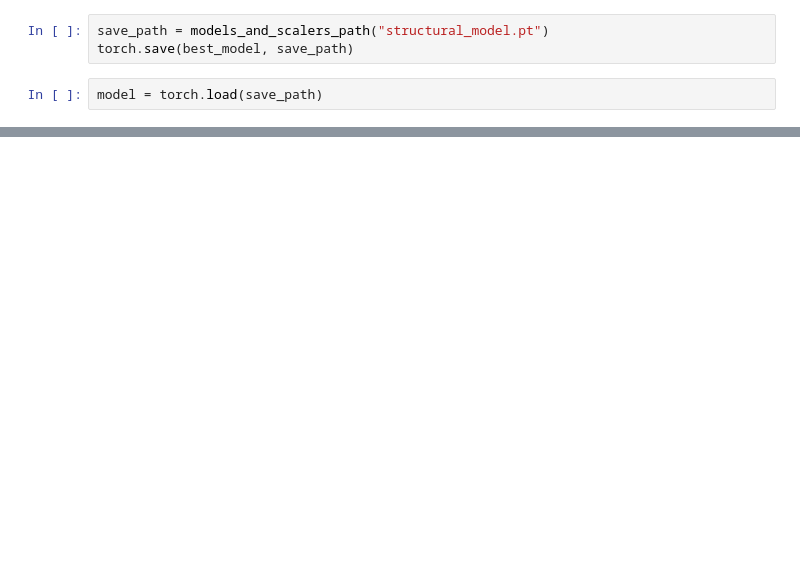
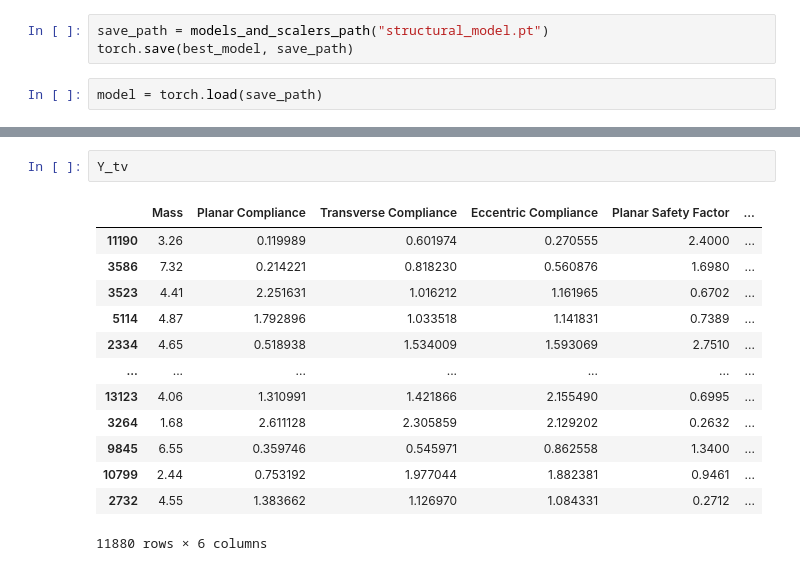
Before and after one commit to yazan-abu-obaideh/biked-commons, a Jupyter notebook: src/biked_commons/prediction/train_structural.ipynb, the cells around one changed output, grey strips where cells are left out. Drawn from its saved outputs; the diff is of its cells as text; blank space fills up the shorter version.

```diff
--- a/src/biked_commons/prediction/train_structural.ipynb
+++ b/src/biked_commons/prediction/train_structural.ipynb
@@ -88,2 +88,18 @@ evaluators.evaluate_structure(model, Preprocessor(scaler_path=scaler_path, prepr
+# %%
+Y_tv
+# %% [output]
+|  | Mass | Planar Compliance | Transverse Compliance | Eccentric Compliance | Planar Safety Factor | ... |
+| 11190 | 3.26 | 0.119989 | 0.601974 | 0.270555 | 2.4000 | ... |
+| 3586 | 7.32 | 0.214221 | 0.818230 | 0.560876 | 1.6980 | ... |
+| 3523 | 4.41 | 2.251631 | 1.016212 | 1.161965 | 0.6702 | ... |
+| 5114 | 4.87 | 1.792896 | 1.033518 | 1.141831 | 0.7389 | ... |
+| 2334 | 4.65 | 0.518938 | 1.534009 | 1.593069 | 2.7510 | ... |
+| ... | ... | ... | ... | ... | ... | ... |
+| 13123 | 4.06 | 1.310991 | 1.421866 | 2.155490 | 0.6995 | ... |
+| 3264 | 1.68 | 2.611128 | 2.305859 | 2.129202 | 0.2632 | ... |
+| 9845 | 6.55 | 0.359746 | 0.545971 | 0.862558 | 1.3400 | ... |
+| 10799 | 2.44 | 0.753192 | 1.977044 | 1.882381 | 0.9461 | ... |
+| 2732 | 4.55 | 1.383662 | 1.126970 | 1.084331 | 0.2712 | ... |
+11880 rows × 6 columns
 # %%
 import matplotlib.pyplot as plt
```
Also changed, not shown: parts of 3 cells of this notebook, 16 other files.
